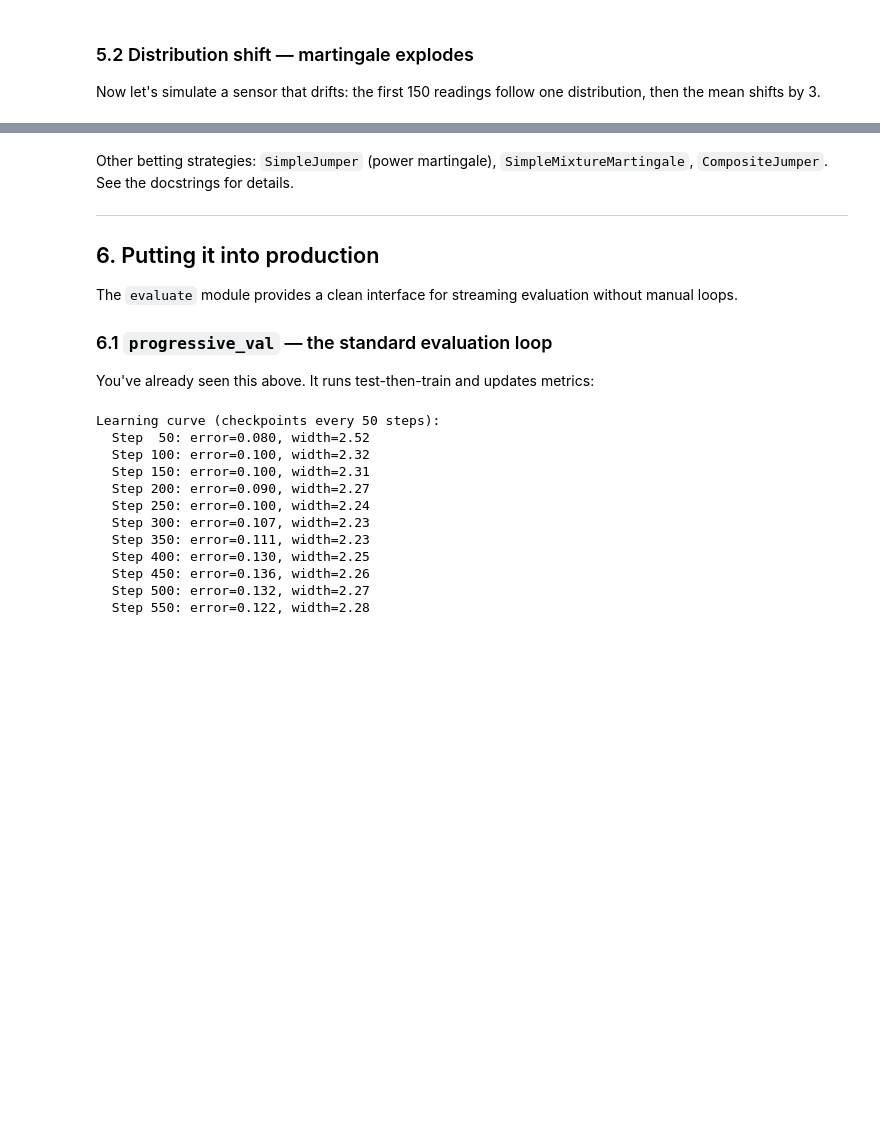
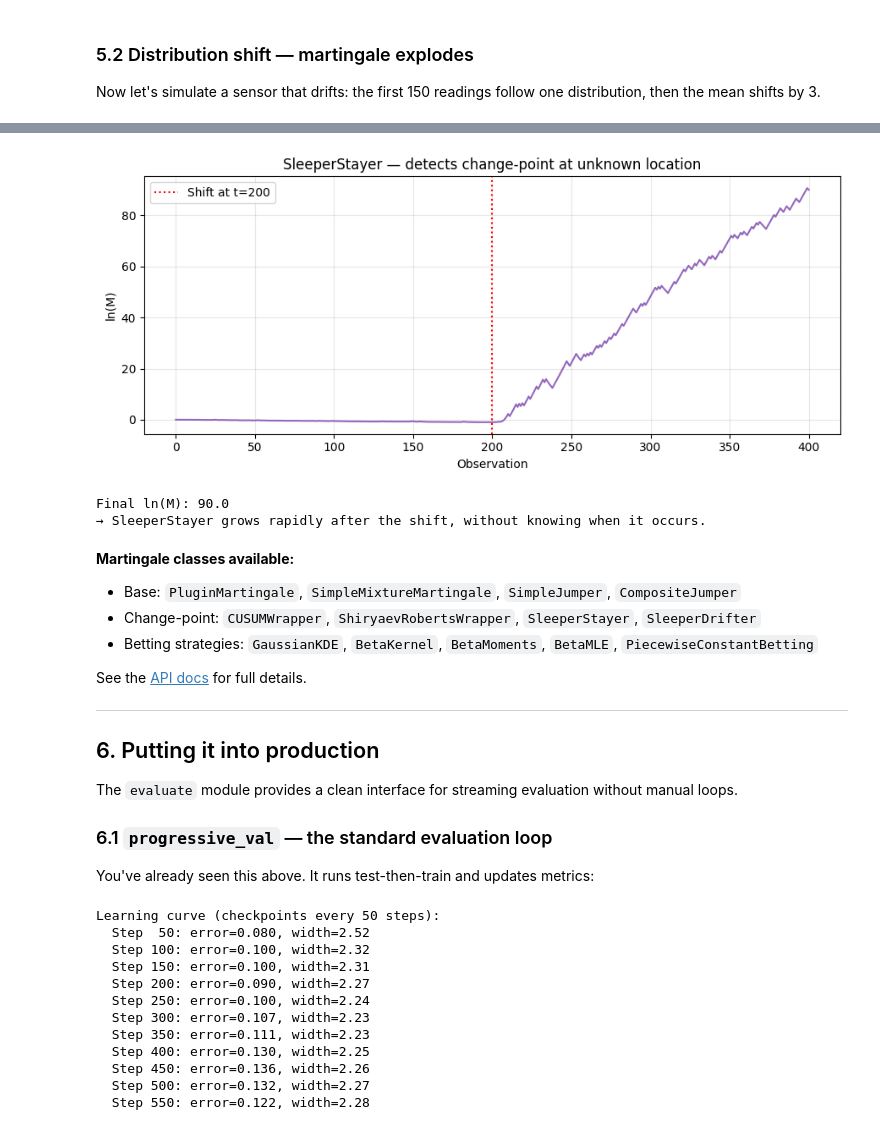
Before and after one commit to egonmedhatten/online-cp, a Jupyter notebook: notebooks/tutorial.ipynb, the cells around one changed output, grey strips where cells are left out. Saved outputs shown, nothing was run; the diff lists cells and outputs as text; code cells hidden in the pictures; blank space fills up the shorter version.

```diff
--- a/notebooks/tutorial.ipynb
+++ b/notebooks/tutorial.ipynb
@@ -431,5 +496,36 @@ Max log-martingale after shift: 20.5
+# %%
+from online_cp import SleeperStayer
+
+# Same p-values as before: shift at t=200
+mart_sleeper = SleeperStayer(R=0.01, G=5)
+
+for p in p_values:
+    mart_sleeper.update(p)
+
+fig, ax = plt.subplots(figsize=(9, 4))
+ax.plot(mart_sleeper.log_martingale_values, color="tab:purple", linewidth=1.5)
+ax.axvline(200, color="red", linestyle=":", linewidth=1.5, label="Shift at t=200")
+ax.set_xlabel("Observation")
+ax.set_ylabel("ln(M)")
+ax.set_title("SleeperStayer — detects change-point at unknown location")
+ax.legend()
+ax.grid(True, alpha=0.3)
+plt.tight_layout()
+plt.show()
+
+print(f"Final ln(M): {mart_sleeper.logM:.1f}")
+print("→ SleeperStayer grows rapidly after the shift, without knowing when it occurs.")
+# %% [output]
+[figure, added]
+Final ln(M): 90.0
+→ SleeperStayer grows rapidly after the shift, without knowing when it occurs.
 # %% [markdown]
-Other betting strategies: `SimpleJumper` (power martingale), `SimpleMixtureMartingale`, `CompositeJumper`. See the docstrings for details.
+**Martingale classes available:**
+- Base: `PluginMartingale`, `SimpleMixtureMartingale`, `SimpleJumper`, `CompositeJumper`
+- Change-point: `CUSUMWrapper`, `ShiryaevRobertsWrapper`, `SleeperStayer`, `SleeperDrifter`
+- Betting strategies: `GaussianKDE`, `BetaKernel`, `BetaMoments`, `BetaMLE`, `PiecewiseConstantBetting`
+
+See the [API docs](https://egonmedhatten.github.io/online-cp/api/martingale/) for full details.
 
 ---
 ## 6. Putting it into production
```
Also changed, not shown: parts of 7 cells of this notebook, 4 other files.
